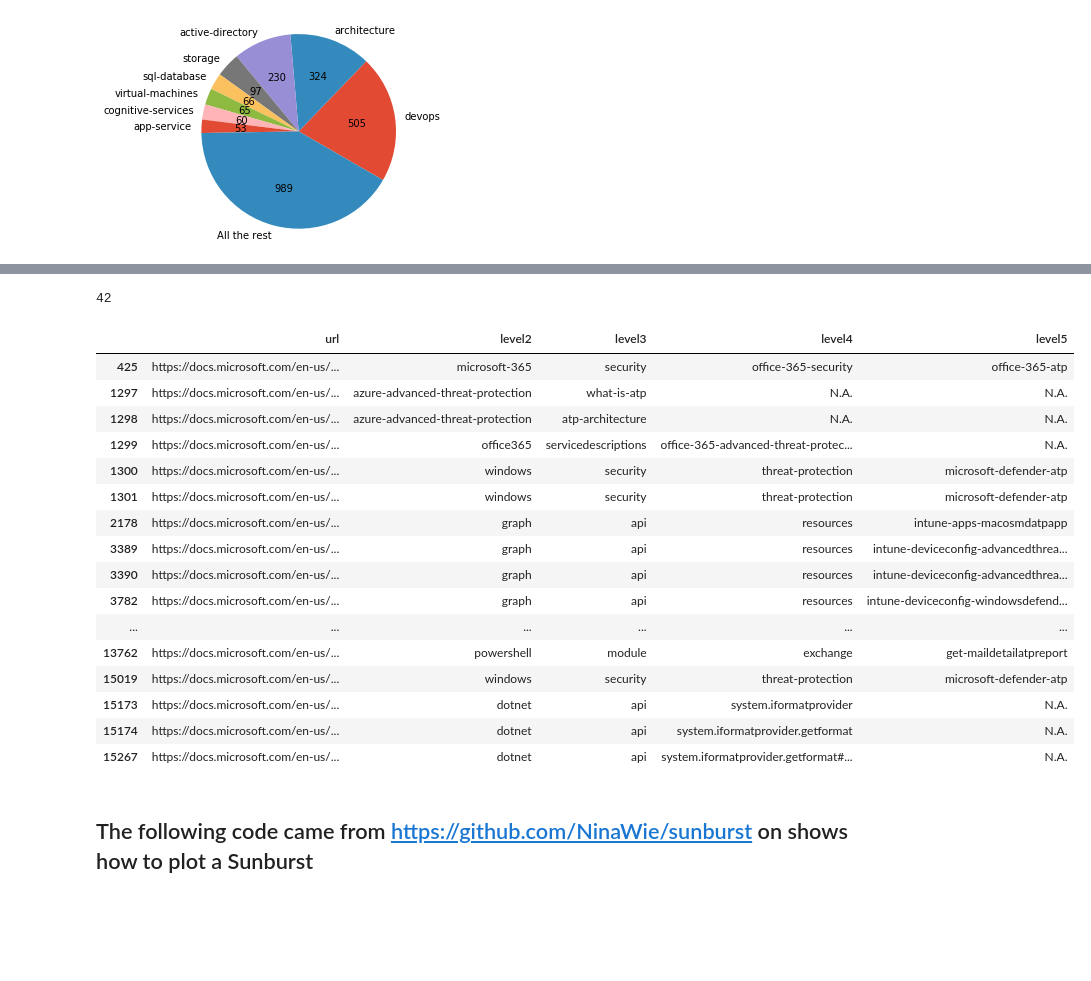
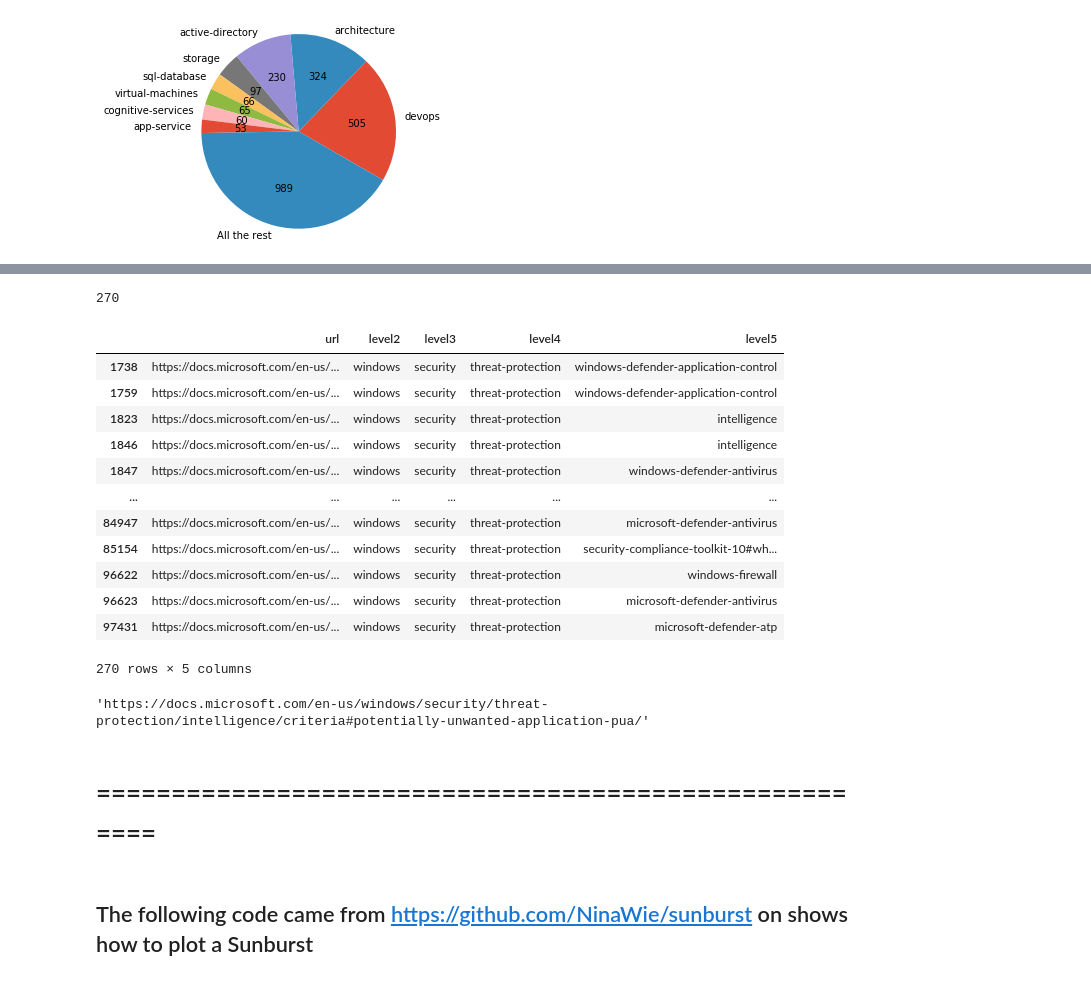
Before and after one commit to jjsantanna/how_many_links_microsoft_docs, a Jupyter notebook: how_many_links_microsoft_docs.ipynb, the cells around one changed output, grey strips where cells are left out. Cells and saved outputs as stored; diff of their text form; code cells hidden in the pictures; blank space fills up the shorter version.

```diff
--- a/how_many_links_microsoft_docs.ipynb
+++ b/how_many_links_microsoft_docs.ipynb
@@ -82,7 +82,7 @@ plt.style.use('ggplot') # https://matplotlib.org/3.1.1/gallery/style_sheets/styl
 # %% [markdown]
 ## Loading the data
 # %%
-df = pd.read_csv('how_many_links_microsoft_docs.csv', index_col=0)
+df = pd.read_csv('20210510_how_many_links_microsoft_docs.csv', index_col=0)
 # %% [markdown]
 ## How many entries were retrieved?
 # %%
@@ -238,26 +257,28 @@ ax.axis('equal')
 # %%
-stats_atp = df[df['url'].str.contains('atp|advanced-threat-protection')]
+stats_atp = df[df['level4'].str.contains('threat-protection')]
 print(len(stats_atp))
 stats_atp
 # %% [output]
-42
+270
 |  | url | level2 | level3 | level4 | level5 |
-| 425 | https://docs.microsoft.com/en-us/... | microsoft-365 | security | office-365-security | office-365-atp |
-| 1297 | https://docs.microsoft.com/en-us/... | azure-advanced-threat-protection | what-is-atp | N.A. | N.A. |
-| 1298 | https://docs.microsoft.com/en-us/... | azure-advanced-threat-protection | atp-architecture | N.A. | N.A. |
-| 1299 | https://docs.microsoft.com/en-us/... | office365 | servicedescriptions | office-365-advanced-threat-protec... | N.A. |
-| 1300 | https://docs.microsoft.com/en-us/... | windows | security | threat-protection | microsoft-defender-atp |
-| 1301 | https://docs.microsoft.com/en-us/... | windows | security | threat-protection | microsoft-defender-atp |
-| 2178 | https://docs.microsoft.com/en-us/... | graph | api | resources | intune-apps-macosmdatpapp |
-| 3389 | https://docs.microsoft.com/en-us/... | graph | api | resources | intune-deviceconfig-advancedthrea... |
-| 3390 | https://docs.microsoft.com/en-us/... | graph | api | resources | intune-deviceconfig-advancedthrea... |
-| 3782 | https://docs.microsoft.com/en-us/... | graph | api | resources | intune-deviceconfig-windowsdefend... |
+| 1738 | https://docs.microsoft.com/en-us/... | windows | security | threat-protection | windows-defender-application-control |
+| 1759 | https://docs.microsoft.com/en-us/... | windows | security | threat-protection | windows-defender-application-control |
+| 1823 | https://docs.microsoft.com/en-us/... | windows | security | threat-protection | intelligence |
+| 1846 | https://docs.microsoft.com/en-us/... | windows | security | threat-protection | intelligence |
+| 1847 | https://docs.microsoft.com/en-us/... | windows | security | threat-protection | windows-defender-antivirus |
 | ... | ... | ... | ... | ... | ... |
-| 13762 | https://docs.microsoft.com/en-us/... | powershell | module | exchange | get-maildetailatpreport |
-| 15019 | https://docs.microsoft.com/en-us/... | windows | security | threat-protection | microsoft-defender-atp |
-| 15173 | https://docs.microsoft.com/en-us/... | dotnet | api | system.iformatprovider | N.A. |
-| 15174 | https://docs.microsoft.com/en-us/... | dotnet | api | system.iformatprovider.getformat | N.A. |
-| 15267 | https://docs.microsoft.com/en-us/... | dotnet | api | system.iformatprovider.getformat#... | N.A. |
+| 84947 | https://docs.microsoft.com/en-us/... | windows | security | threat-protection | microsoft-defender-antivirus |
+| 85154 | https://docs.microsoft.com/en-us/... | windows | security | threat-protection | security-compliance-toolkit-10#wh... |
+| 96622 | https://docs.microsoft.com/en-us/... | windows | security | threat-protection | windows-firewall |
+| 96623 | https://docs.microsoft.com/en-us/... | windows | security | threat-protection | microsoft-defender-antivirus |
+| 97431 | https://docs.microsoft.com/en-us/... | windows | security | threat-protection | microsoft-defender-atp |
+270 rows × 5 columns
+# %%
+df.iloc[1846]['url']
+# %% [output]
+'https://docs.microsoft.com/en-us/windows/security/threat-protection/intelligence/criteria#potentially-unwanted-application-pua/'
+# %% [markdown]
+# ======================================================
 # %% [markdown]
 ## The following code came from https://github.com/NinaWie/sunburst on shows how to plot a Sunburst
 # %%
```
Also changed, not shown: parts of 7 cells of this notebook.
